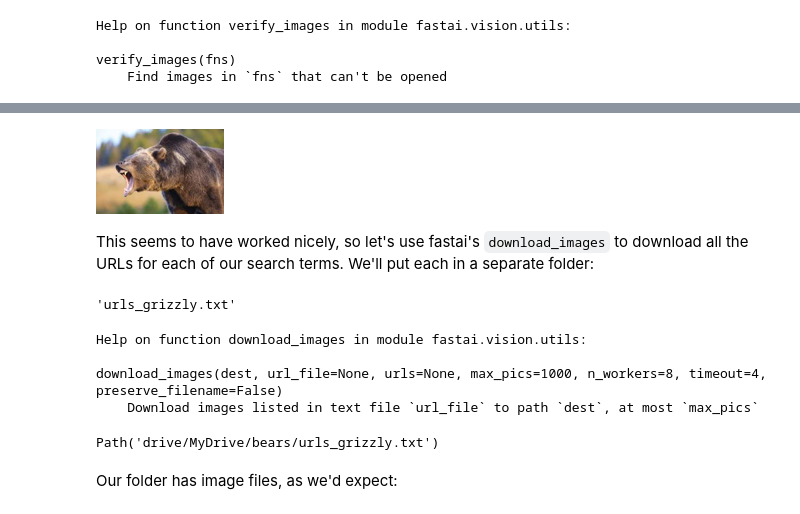
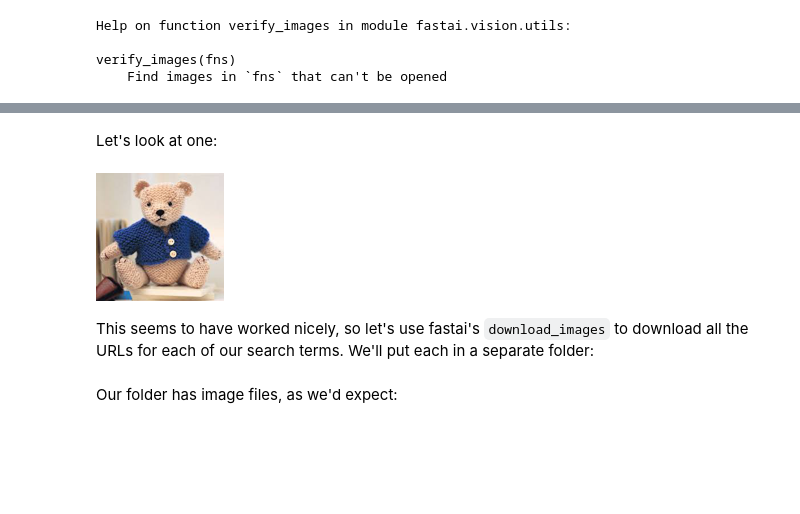
Before and after one commit to avkornaev/Fast_AI_course, a Jupyter notebook: 02_production_v2.ipynb, the cells around one changed output, grey strips where cells are left out. Cells and saved outputs as stored; diff of their text form; code cells hidden in the pictures; blank space fills up the shorter version.

```diff
--- a/02_production_v2.ipynb
+++ b/02_production_v2.ipynb
@@ -156,7 +154,8 @@ var a = document.createElement("a");a.download = "filename.txt";a.href = "data:t
 # %% [markdown]
 https://github.com/fastai/course-v3/blob/master/nbs/dl1/lesson2-download.ipynb
 # %%
-folder = 'black'
-file = 'urls_black.txt'
-print(os.getcwd())
-print(os.listdir('/content'))
+bear_types = ['teddys','grizzly','black']
+url_files = ['urls_teddys.txt','urls_grizzly.txt','urls_black.txt']
+n = len(bear_types)
+print(os.getcwd()) # current directory
+print(os.listdir('/content')) # and it's content
@@ -170,0 +165,3 @@ Run the cell bellow ones per each category
+# %%
+path = Path('gdrive/MyDrive/FastAI/Lesson2/bears')
+path
@@ -171,6 +172,7 @@ Run the cell bellow ones per each category
 # %%
-path = Path('drive/MyDrive/bears')
-dest = path/folder
-dest.mkdir(parents=True, exist_ok=True)
+dest = [0]*n #list of zeros
+for o in range(0,n):
+  dest[o] = path/bear_types[o]
+  dest[o].mkdir(parents=True, exist_ok=True)
 print(dest)
 # %% [output]
@@ -232,4 +236,0 @@ Path('drive/MyDrive/bears/grizzly/grizzly.jpg')
-# %%
-dest = 'drive/MyDrive/bears/grizzly/grizzly.jpg'
-download_url(ims[0], dest)
-ims[0]
@@ -239,40 +237,26 @@ ims[0]
+# %% [markdown]
+Let's look at one:
 # %%
-im = Image.open(dest)
+exDest = dest[0]/(str(0)+'.jpg')
+im = Image.open(exDest)
+#download_url(ims[0], dest)
 im.to_thumb(128,128)
 # %% [output]
-[figure, old version]
+[figure, new version]
 # %% [markdown]
 This seems to have worked nicely, so let's use fastai's `download_images` to download all the URLs for each of our search terms. We'll put each in a separate folder:
-# %%
-bear_types = 'grizzly','black','teddy'
-files = 'urls_grizzly','urls_black','urls_teddys'
-path = Path('drive/MyDrive/bears')
-dest = 'drive/MyDrive/bears'
-#print(path,dest,file)
-file
-# %% [output]
-'urls_grizzly.txt'
-# %%
-help(download_images)
-# %% [output]
-Help on function download_images in module fastai.vision.utils:
-
-download_images(dest, url_file=None, urls=None, max_pics=1000, n_workers=8, timeout=4, preserve_filename=False)
-    Download images listed in text file `url_file` to path `dest`, at most `max_pics`
 # %%
-if not path.exists():
-    path.mkdir()
-    for o in bear_types:
-        dest = (path/o)
-        dest.mkdir(exist_ok=True)
+#if not path.exists():
+#    path.mkdir()
+#    for o in bear_types:
+#        dest = (path/o)
+#        dest.mkdir(exist_ok=True)
         #results = search_images_bing(key, f'{o} bear')
         #download_images(dest, urls=results.attrgot('contentUrl'))
-        download_images(dest, Path(dest)/file, max_pics=1000)
+#        download_images(dest, Path(dest)/file, max_pics=1000)
 #print(dest)
 #print(path/o)
-Path(dest)/file
+#Path(dest)/file
-# %% [output]
-Path('drive/MyDrive/bears/urls_grizzly.txt')
 # %% [markdown]
 Our folder has image files, as we'd expect:
 # %%
```
Also changed, not shown: parts of 24 cells of this notebook.
